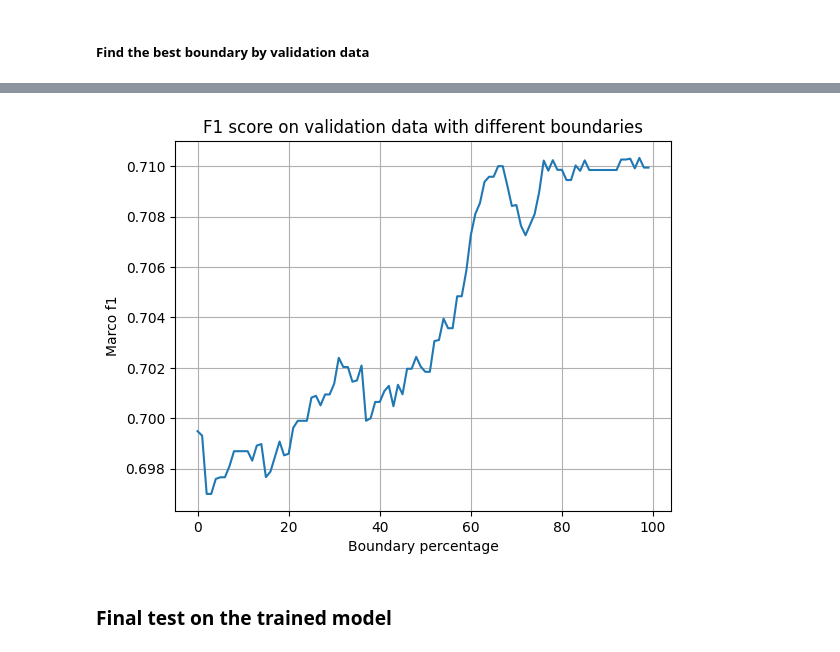
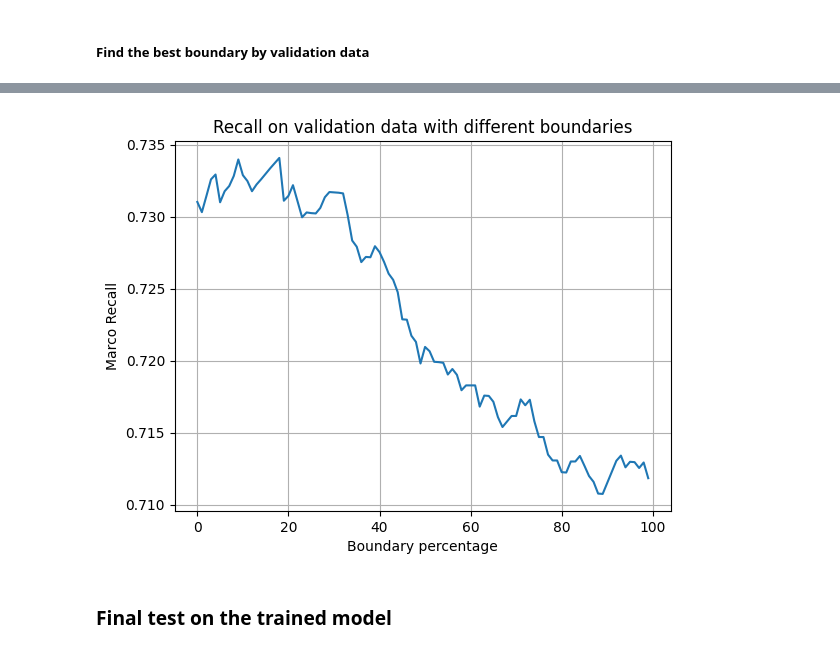
Before and after one commit to kelvin3720/CU_CMT316_Group_Project, a Jupyter notebook: src/main.ipynb, the cells around one changed output, grey strips where cells are left out. Saved outputs shown, nothing was run; the diff lists cells and outputs as text; code cells hidden in the pictures.

```diff
--- a/src/main.ipynb
+++ b/src/main.ipynb
@@ -366,17 +366,17 @@ validation_prediction = model.predict(validation_encodings)
 prediction_matrix: ndarray[float] = validation_prediction.logits
 
 start = 0.0
-boundary_f1: list[float] = []
+boundary: list[float] = []
 while start < 1.0:
-    fin_res = modify_decision_boundary(prediction_matrix, start)
-    boundary_f1.append(f1_score(validation_labels, fin_res, average="macro"))
+    final_result = modify_decision_boundary(prediction_matrix, start)
+    boundary.append(recall_score(validation_labels, final_result, average="macro"))
     start += 0.01
 
 x_axis = list(range(100))
-plt.plot(x_axis, boundary_f1)
+plt.plot(x_axis, boundary)
 plt.xlabel("Boundary percentage")
-plt.ylabel("Marco f1")
-plt.title("F1 score on validation data with different boundaries")
+plt.ylabel("Marco Recall")
+plt.title("Recall on validation data with different boundaries")
 plt.grid(True)
 plt.show()
 # %% [output]
@@ -384,4 +384,4 @@ plt.show()
-[figure, old version]
+[figure, new version]
 # %% [markdown]
 ### Final test on the trained model
 # %% [markdown]
```
Also changed, not shown: parts of 8 cells of this notebook, 4 other files.
